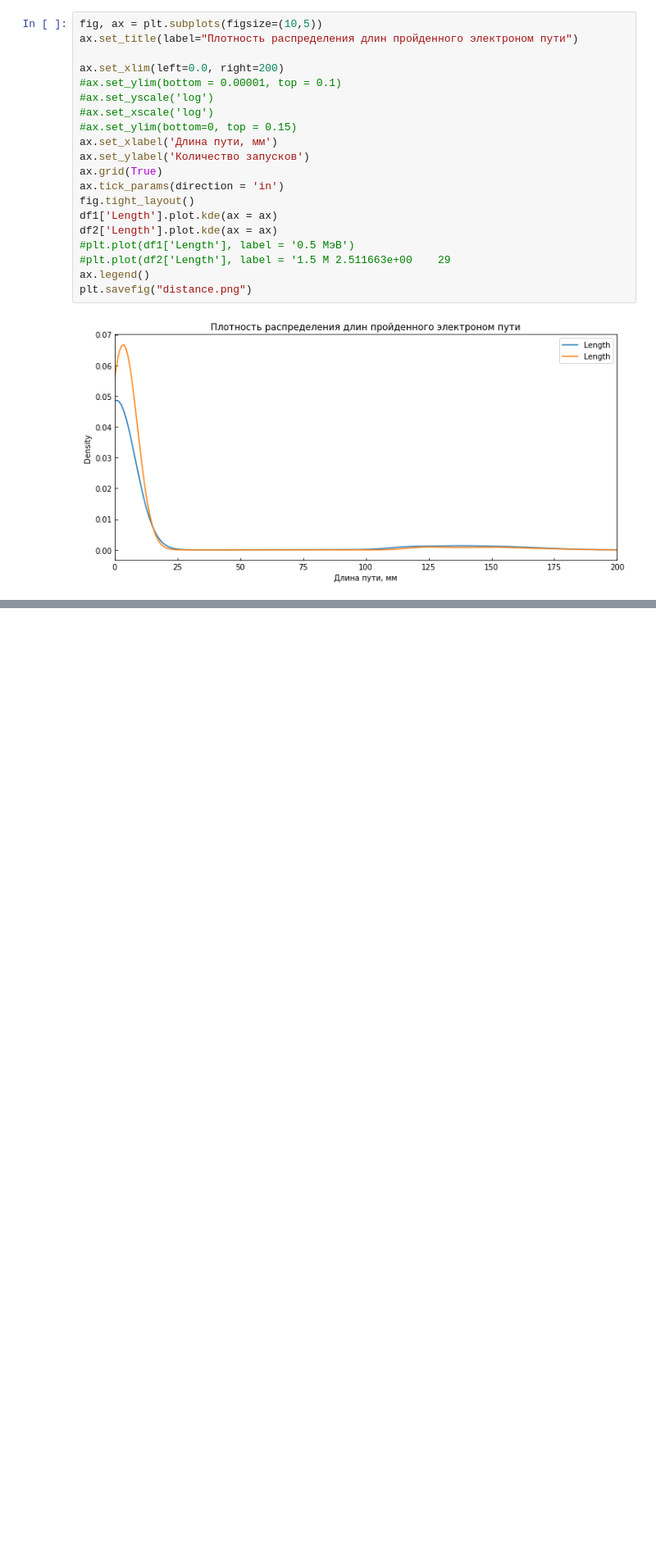
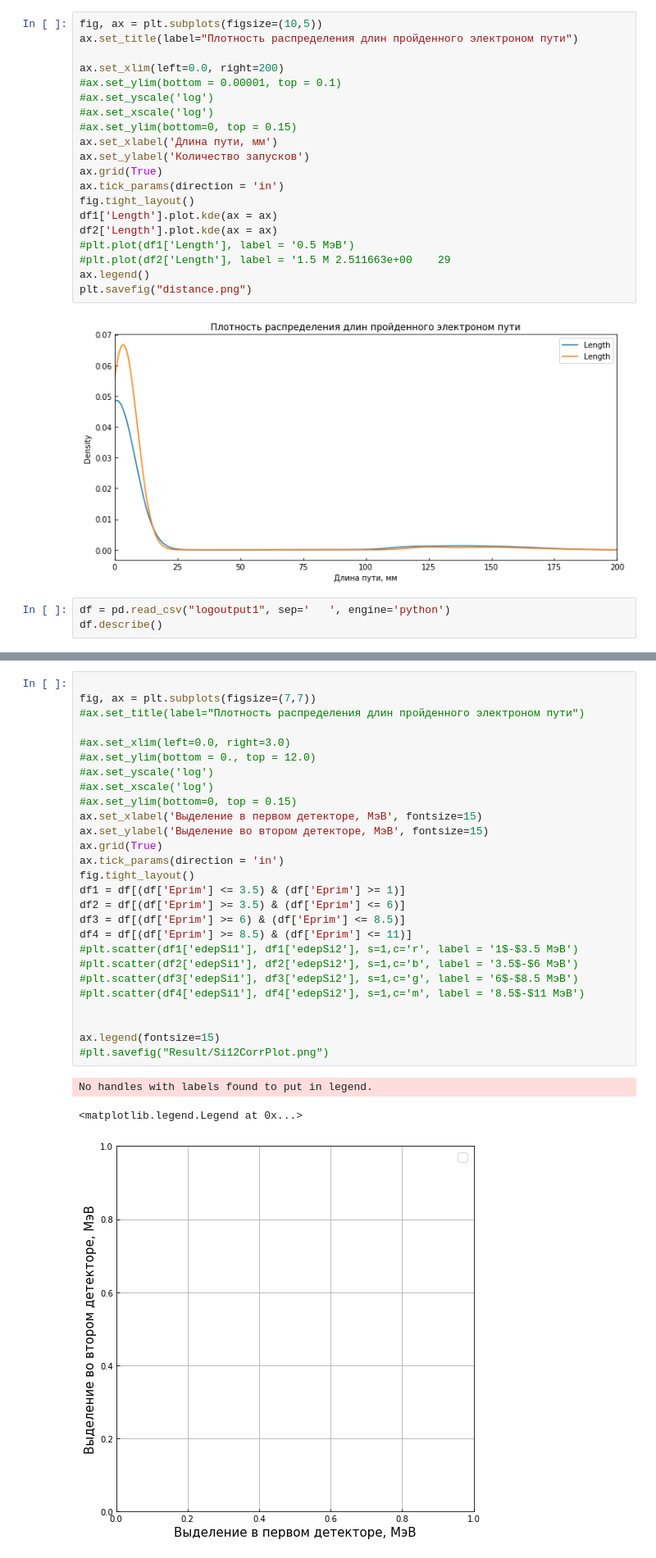
Before and after one commit to SanTelva/Cherencov, a Jupyter notebook: Untitled.ipynb, the cells around one changed output, grey strips where cells are left out. Shown at 82% size. Saved outputs shown, nothing was run; the diff lists cells and outputs as text; blank space fills up the shorter version.

```diff
--- a/Untitled.ipynb
+++ b/Untitled.ipynb
@@ -110,3 +109,6 @@ ax.legend()
 plt.savefig("distance.png")
 # %% [output]
 [figure]
+# %%
+df = pd.read_csv("logoutput1", sep='   ', engine='python')
+df.describe()
@@ -112,0 +125,31 @@ plt.savefig("distance.png")
+# %%
+
+fig, ax = plt.subplots(figsize=(7,7))
+#ax.set_title(label="Плотность распределения длин пройденного электроном пути")
+
+#ax.set_xlim(left=0.0, right=3.0)
+#ax.set_ylim(bottom = 0., top = 12.0)
+#ax.set_yscale('log')
+#ax.set_xscale('log')
+#ax.set_ylim(bottom=0, top = 0.15)
+ax.set_xlabel('Выделение в первом детекторе, МэВ', fontsize=15)
+ax.set_ylabel('Выделение во втором детекторе, МэВ', fontsize=15)
+ax.grid(True)
+ax.tick_params(direction = 'in')
+fig.tight_layout()
+df1 = df[(df['Eprim'] <= 3.5) & (df['Eprim'] >= 1)]
+df2 = df[(df['Eprim'] >= 3.5) & (df['Eprim'] <= 6)]
+df3 = df[(df['Eprim'] >= 6) & (df['Eprim'] <= 8.5)]
+df4 = df[(df['Eprim'] >= 8.5) & (df['Eprim'] <= 11)]
+#plt.scatter(df1['edepSi1'], df1['edepSi2'], s=1,c='r', label = '1$-$3.5 МэВ')
+#plt.scatter(df2['edepSi1'], df2['edepSi2'], s=1,c='b', label = '3.5$-$6 МэВ')
+#plt.scatter(df3['edepSi1'], df3['edepSi2'], s=1,c='g', label = '6$-$8.5 МэВ')
+#plt.scatter(df4['edepSi1'], df4['edepSi2'], s=1,c='m', label = '8.5$-$11 МэВ')
+
+
+ax.legend(fontsize=15)
+#plt.savefig("Result/Si12CorrPlot.png")
+# %% [output]
+No handles with labels found to put in legend.
+<matplotlib.legend.Legend at 0x...>
+[figure, added]
```
Also changed, not shown: parts of 5 cells of this notebook, 12 other files.
